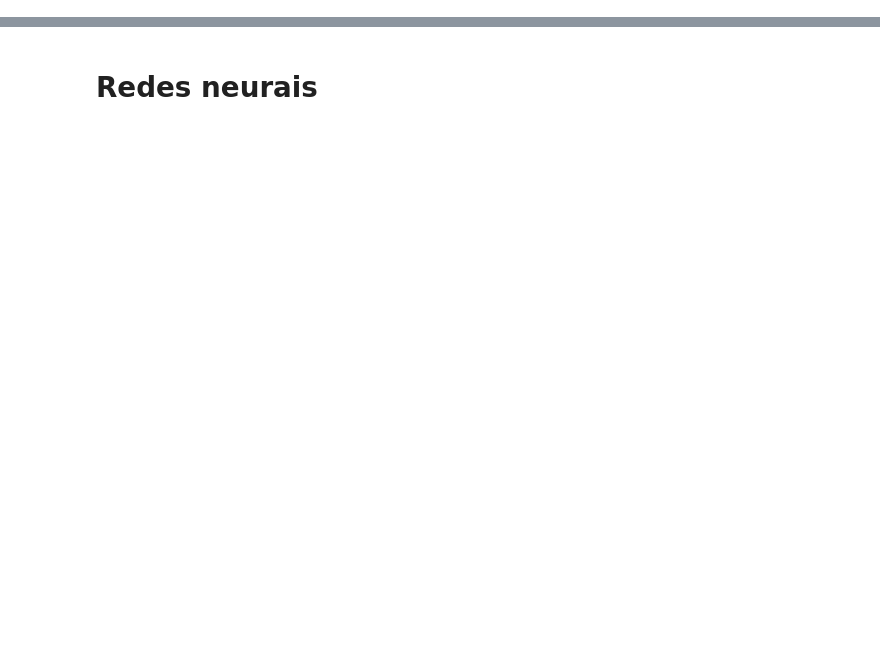
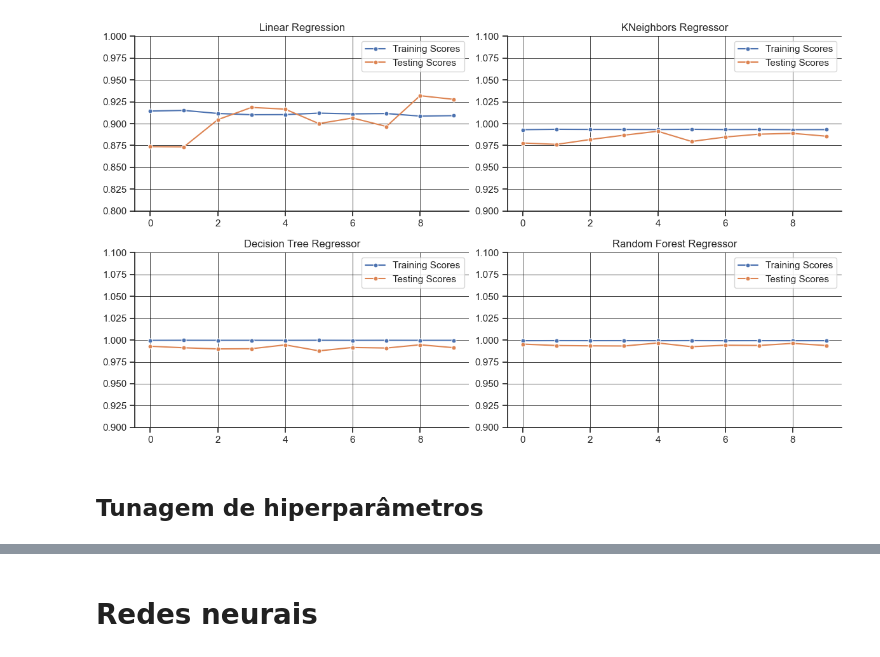
Before and after one commit to MatBrands/Data4All_Business-Case, a Jupyter notebook: main/notebooks/model.ipynb, the cells around one changed output, grey strips where cells are left out. Saved outputs shown, nothing was run; the diff lists cells and outputs as text; code cells hidden in the pictures; blank space fills up the shorter version.

```diff
--- a/main/notebooks/model.ipynb
+++ b/main/notebooks/model.ipynb
@@ -135,0 +174,2 @@ plt.show()
+# %%
+model_results = [cross_validation(model, model_name, features, target, cv=10) for model_name, model in model_list.items()]
@@ -135,0 +185,34 @@ plt.show()
+# %%
+def plot_validation_curve(results: list, title: list, n_row=2, n_col=2) -> None:
+    fig = plt.figure(figsize=(12, 7))
+    for i, item in enumerate(results):
+        ax = fig.add_subplot(n_row, n_col, i + 1)
+        x = np.arange(item.shape[0])
+
+        if item.train_score.max() < item.test_score.max():
+            max = item.test_score.max()
+        else:
+            max = item.train_score.max()
+        if item.train_score.min() > item.test_score.min():
+            min = item.test_score.min()
+        else:
+            min = item.train_score.min()
+
+        min = round(min, 1)
+        max = round(max, 1)
+
+        sns.lineplot(data=item, x=x, y='train_score', label='Training Scores', marker= 'o', markersize=5, ax=ax)
+        sns.lineplot(data=item, x=x, y='test_score', label='Testing Scores', marker= 'o', markersize=5, ax=ax)
+
+        ax.set(ylabel=None)
+        ax.grid(visible=True, color='black', linewidth=.5)
+        ax.set_title(title[i])
+        ax.set_ylim(min-0.1, max+0.1)
+    fig.tight_layout()
+# %%
+plot_validation_curve(model_results, list(model_list.keys()))
+plt.show()
+# %% [output]
+[figure, added]
+# %% [markdown]
+## Tunagem de hiperparâmetros
```
Also changed, not shown: parts of 31 cells of this notebook.
